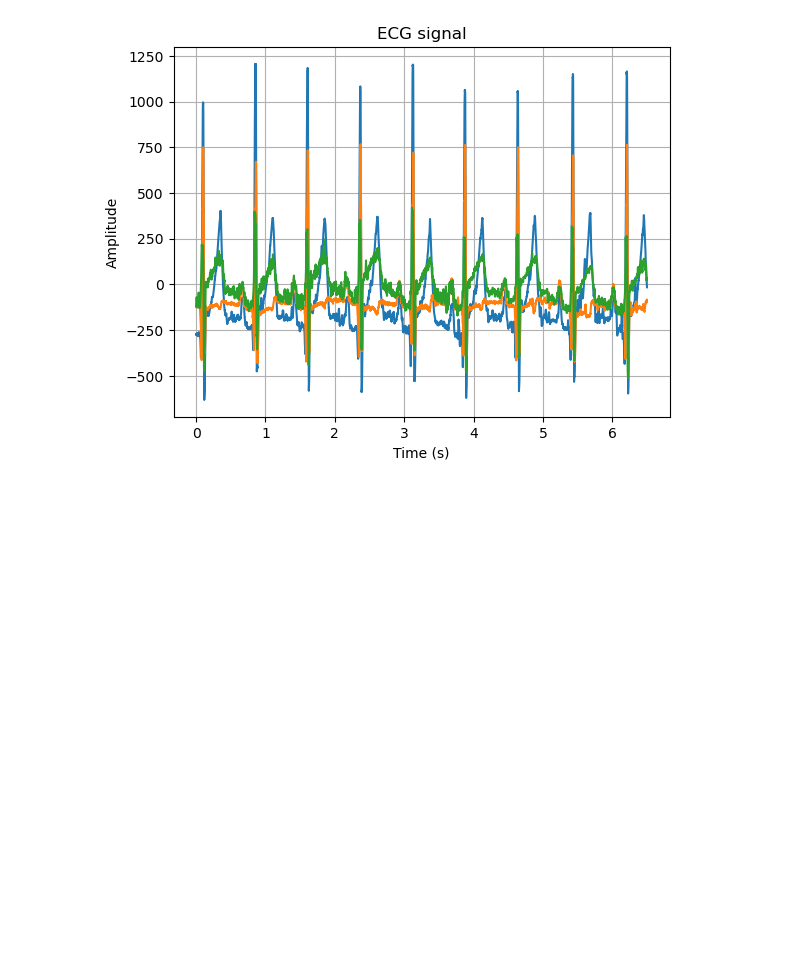
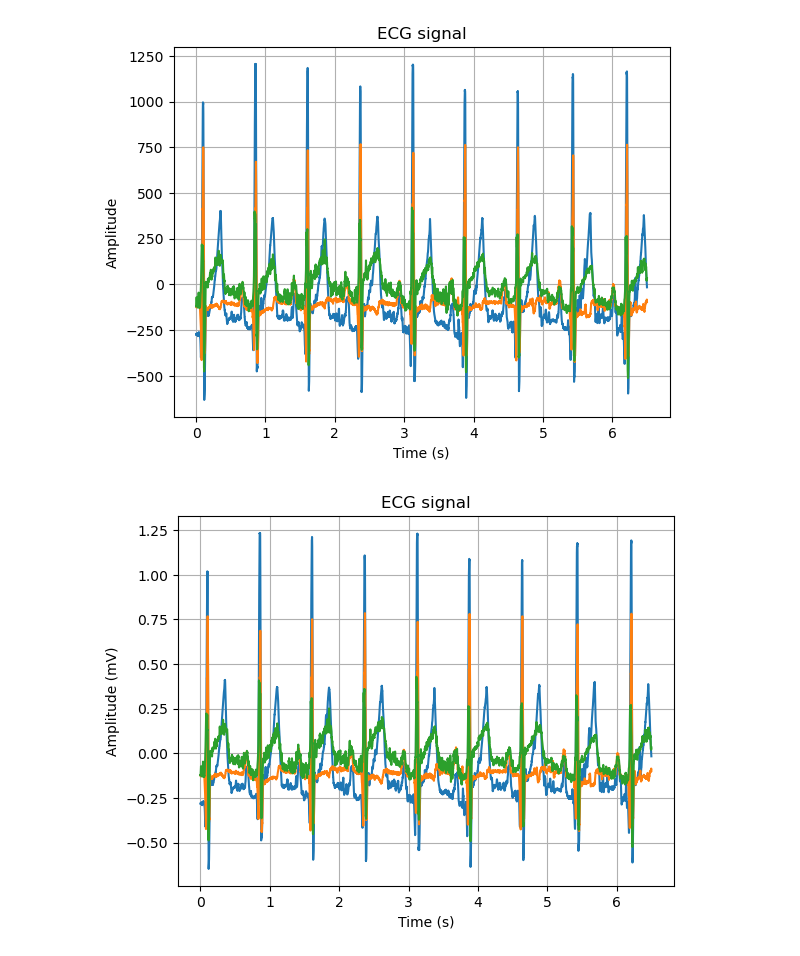
Before and after one commit to inesvincent/Series01-python-git, a Jupyter notebook: Series01.ipynb, the cells around one changed output. Cells and saved outputs as stored; diff of their text form; code cells hidden in the pictures; blank space fills up the shorter version.

Commit message:
Rescale ecg to mV and plot

```diff
--- a/Series01.ipynb
+++ b/Series01.ipynb
@@ -56,3 +56,16 @@ plt.show()
 (6500,)
 [0.000e+00 1.000e-03 2.000e-03 ... 6.497e+00 6.498e+00 6.499e+00]
 [figure]
+# %%
+# Rescale the ecg signal to mV knowing that 1 unit = 1024 microV
+ecg = ecg_raw * 1024 * 1e-6 # in mV A/D converter gain : 1024 µV per unit
+
+#plot the ecg signal in mV
+plt.plot(t, ecg)
+plt.title('ECG signal')
+plt.xlabel('Time (s)')
+plt.ylabel('Amplitude (mV)')
+plt.grid()
+plt.show()
+# %% [output]
+[figure, added]
```
